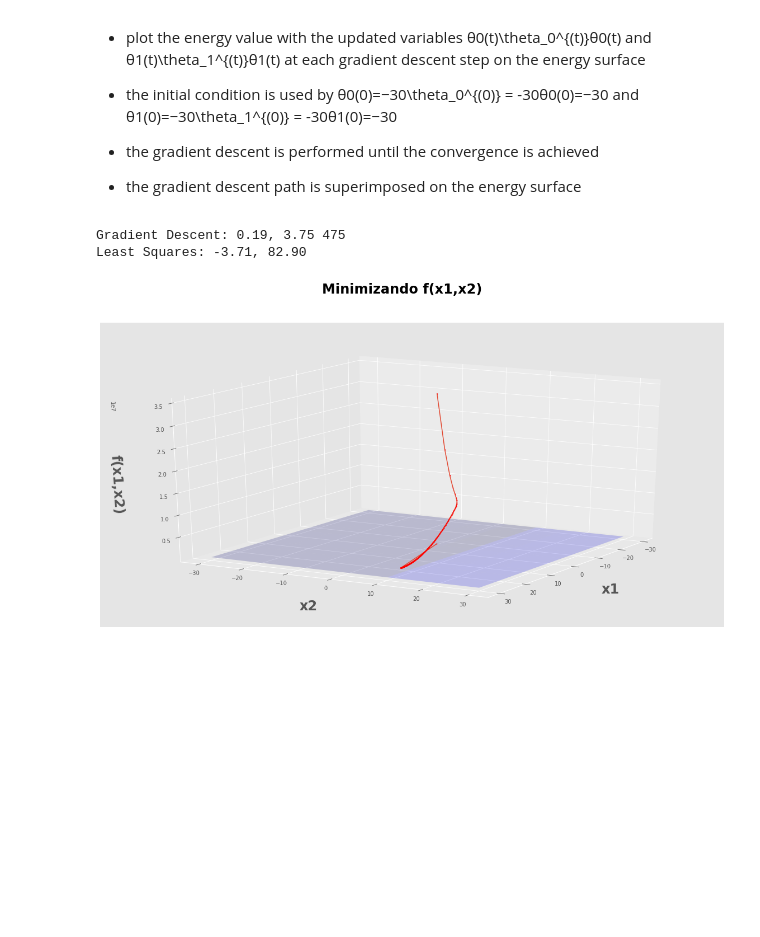
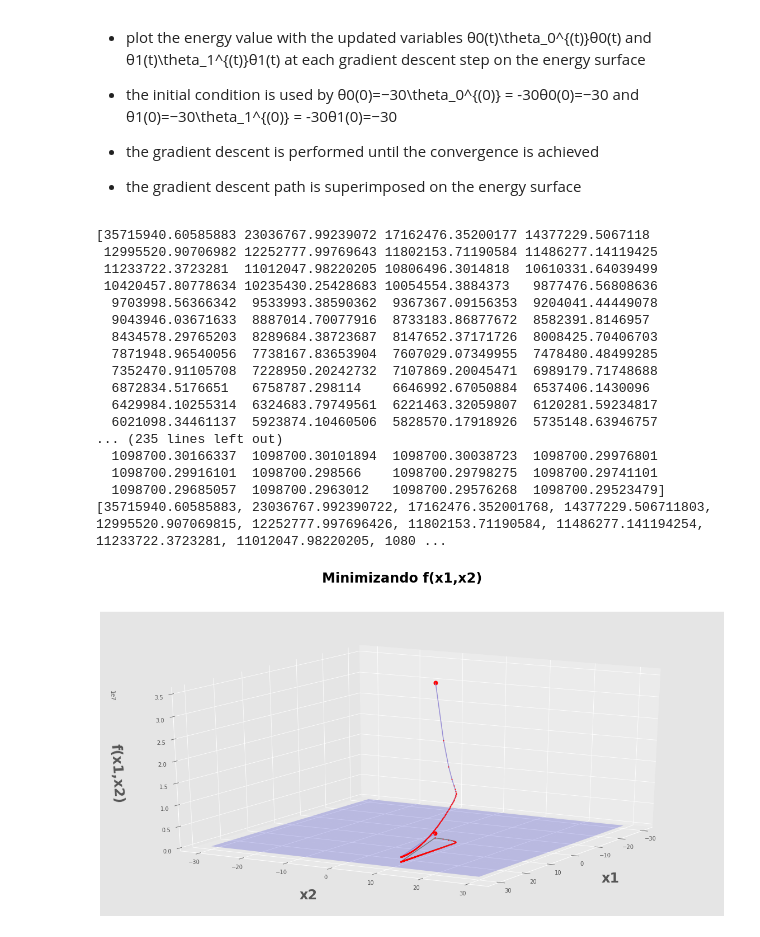
Before and after one commit to dlguswn3659/class-MachineLearning, a Jupyter notebook: assignment03.ipynb, the cells around one changed output. Saved outputs shown, nothing was run; the diff lists cells and outputs as text; code cells hidden in the pictures; blank space fills up the shorter version.

Commit message:
cost 함수 수정 및 range 조정 필요

```diff
--- a/assignment03.ipynb
+++ b/assignment03.ipynb
@@ -74,7 +74,7 @@ def  cal_cost(theta,X,y):
     m = len(y)
 
     predictions = X.dot(theta)
-    cost = (1/2*m) * np.sum(np.square(predictions-y))
+    cost = np.sum((1/2*m) * np.square(predictions-y))
     return cost
 # %%
 #theta 수학적 정의를 통해 gradient_descent 정의
@@ -378,11 +397,12 @@ history, cost, preds, iters = gradient_descent(xaug, y, theta_i, step=0.1)
 theta[0] = theta0_history[0]
 theta[1] = theta1_history[0]
 history = theta_history
-print("Gradient Descent: {:.2f}, {:.2f} {:d}".format(theta[0], theta[1], iters))
-print("Least Squares: {:.2f}, {:.2f}".format(intercept, slope))
+# print("Gradient Descent: {:.2f}, {:.2f} {:d}".format(theta[0], theta[1], iters))
+# print("Least Squares: {:.2f}, {:.2f}".format(intercept, slope))
 
 cost = []
 history = []
+print(cost_history)
 
 for i in range(iters):
   cost.append(cost_history[i])
@@ -397,37 +417,53 @@ def error(X, Y, THETA):
 
 ms = np.linspace(-30 , 30, 10)
 bs = np.linspace(-30 , 30, 10)
 
 # ms = np.linspace(-30 , 30, 5)
 # bs = np.linspace(-30 , 30, 5)
 
 M, B = np.meshgrid(ms, bs)
 
-zs = np.array([error(xaug, y, theta)
+zs = np.array([error(xaug, y, history[0])
                for theta in zip(np.ravel(M), np.ravel(B))])
 Z = zs.reshape(M.shape)
 
 fig = plt.figure(figsize=(20, 10))
 ax = fig.add_subplot(111, projection='3d')
 
 ax.plot_surface(M, B, Z, rstride=1, cstride=1, color='b', alpha=0.2)
 #ax.contour(M, B, Z, 20, color='b', alpha=0.5, offset=0, stride=30)
 
 ax.set_xlabel('x1', labelpad=30, fontsize=24, fontweight='bold')
 ax.set_ylabel('x2', labelpad=30, fontsize=24, fontweight='bold')
 ax.set_zlabel('f(x1,x2)', labelpad=30, fontsize=24, fontweight='bold')
 ax.view_init(elev=20., azim=30)
 
-# ax.plot([theta[0]], [theta[1]], [cost[-1]] , markerfacecolor='r', markeredgecolor='r', marker='o', markersize=7)
-# ax.plot([history[0][0]], [history[0][1]], [cost[0]] , markerfacecolor='r', markeredgecolor='r', marker='o', markersize=7)
+ax.plot([theta[0]], [theta[1]], [cost[-1]] , markerfacecolor='r', markeredgecolor='r', marker='o', markersize=7)
+ax.plot([history[0][0]], [history[0][1]], [cost[0]] , markerfacecolor='r', markeredgecolor='r', marker='o', markersize=7)
+print(cost)
 
 ax.plot([t[0] for t in history], [t[1] for t in history], cost , markerfacecolor='r', markeredgecolor='r', marker='.', markersize=2)
-# ax.plot([t[0] for t in history], [t[1] for t in history], 0 , markerfacecolor='r', markeredgecolor='r', marker='.', markersize=2)
+ax.plot([t[0] for t in history], [t[1] for t in history], 0 , markerfacecolor='r', markeredgecolor='r', marker='.', markersize=2)
 
 
 fig.suptitle("Minimizando f(x1,x2)", fontsize=24, fontweight='bold')
 plt.savefig("Minimization_image.png")
 # %% [output]
-Gradient Descent: 0.19, 3.75 475
-Least Squares: -3.71, 82.90
+[35715940.60585883 23036767.99239072 17162476.35200177 14377229.5067118
+ 12995520.90706982 12252777.99769643 11802153.71190584 11486277.14119425
+ 11233722.3723281  11012047.98220205 10806496.3014818  10610331.64039499
+ 10420457.80778634 10235430.25428683 10054554.3884373   9877476.56808636
+  9703998.56366342  9533993.38590362  9367367.09156353  9204041.44449078
+  9043946.03671633  8887014.70077916  8733183.86877672  8582391.8146957
+  8434578.29765203  8289684.38723687  8147652.37171726  8008425.70406703
+  7871948.96540056  7738167.83653904  7607029.07349955  7478480.48499285
+  7352470.91105708  7228950.20242732  7107869.20045471  6989179.71748688
+  6872834.5176651   6758787.298114    6646992.67050884  6537406.1430096
+  6429984.10255314  6324683.79749561  6221463.32059807  6120281.59234817
+  6021098.34461137  5923874.10460506  5828570.17918926  5735148.63946757
+... (235 lines left out)
+  1098700.30166337  1098700.30101894  1098700.30038723  1098700.29976801
+  1098700.29916101  1098700.298566    1098700.29798275  1098700.29741101
+  1098700.29685057  1098700.2963012   1098700.29576268  1098700.29523479]
+[35715940.60585883, 23036767.992390722, 17162476.352001768, 14377229.506711803, 12995520.907069815, 12252777.997696426, 11802153.71190584, 11486277.141194254, 11233722.3723281, 11012047.98220205, 1080 ...
-[figure, old version]
+[figure, new version]
```
Also changed, not shown: parts of 5 cells of this notebook.
